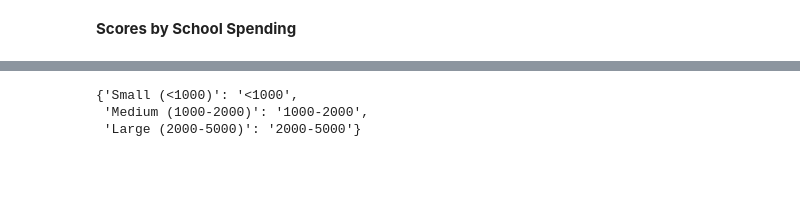
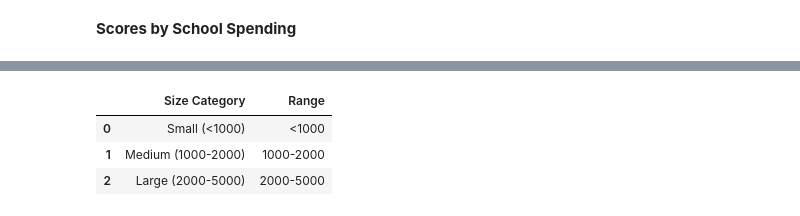
Before and after one commit to myseekl/pandas-challenge, a Jupyter notebook: PyCitySchools_MKL.ipynb, the cells around one changed output, grey strips where cells are left out. Saved outputs shown, nothing was run; the diff lists cells and outputs as text; code cells hidden in the pictures; blank space fills up the shorter version.

```diff
--- a/PyCitySchools_MKL.ipynb
+++ b/PyCitySchools_MKL.ipynb
@@ -497,25 +497,26 @@ size_overall_passing = per_school_summary_df.groupby(["Total Students"])["Percen
 # %%
 
 # Combine each of the scores above into single DataFrame called `reading_scores_by_grade`
 reading_scores_by_grade_df = pd.DataFrame(reading_scores_by_grade_data)
 
 
 size_summary = {
     "Small (<1000)": "<1000",
     "Medium (1000-2000)": "1000-2000",
     "Large (2000-5000)": "2000-5000"
 }
 
 # Create a DataFrame called `size_summary` that breaks down school performance based on school size (small, medium, or large).
 # Use the scores above to create a new DataFrame called `size_summary`
 size_summary_df = pd.DataFrame(list(size_summary.items()), columns=['Size Category', 'Range'])
 
 # Display results
-size_summary
+size_summary_df
 # %% [output]
-{'Small (<1000)': '<1000',
- 'Medium (1000-2000)': '1000-2000',
- 'Large (2000-5000)': '2000-5000'}
+|  | Size Category | Range |
+| 0 | Small (<1000) | <1000 |
+| 1 | Medium (1000-2000) | 1000-2000 |
+| 2 | Large (2000-5000) | 2000-5000 |
 # %%
 # Group the per_school_summary DataFrame by "School Type" and average the results.
 average_math_score_by_type = per_school_summary_df.groupby(["School Type"])["Average Math Score"].mean()
```
Also changed, not shown: parts of 3 cells of this notebook, 1 other file.
